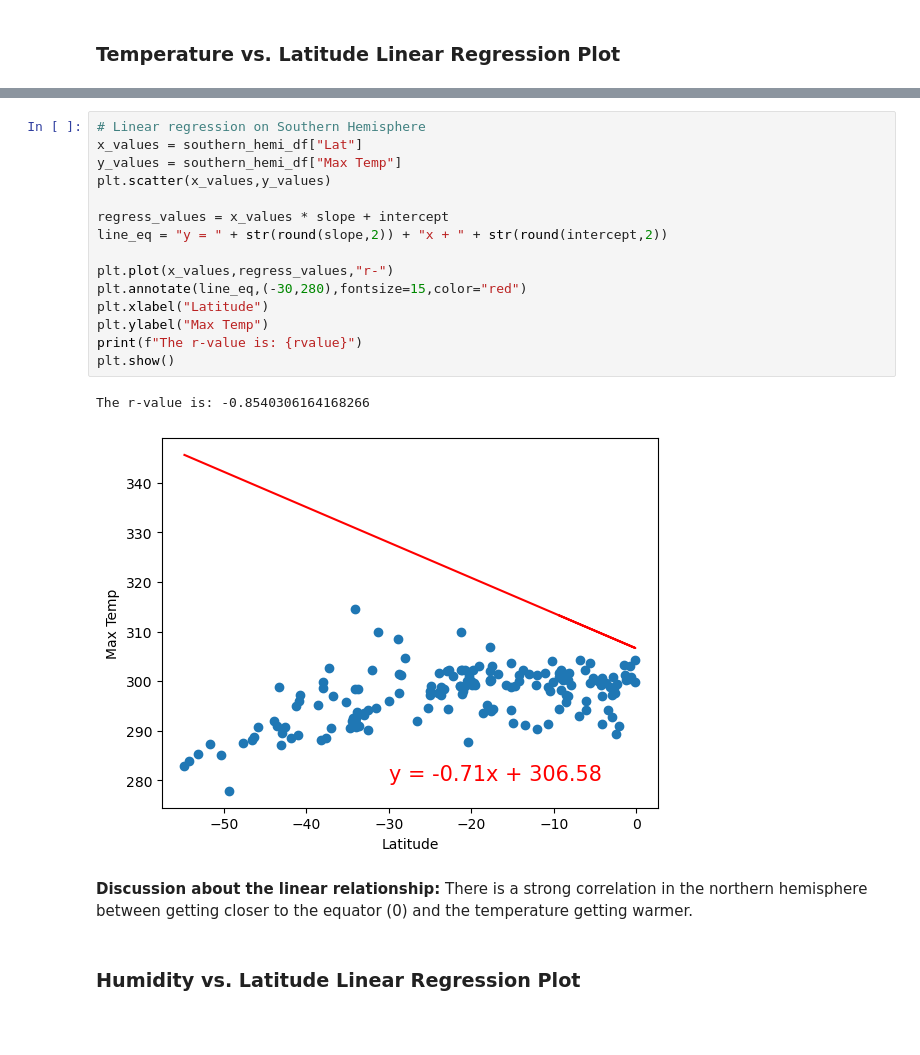
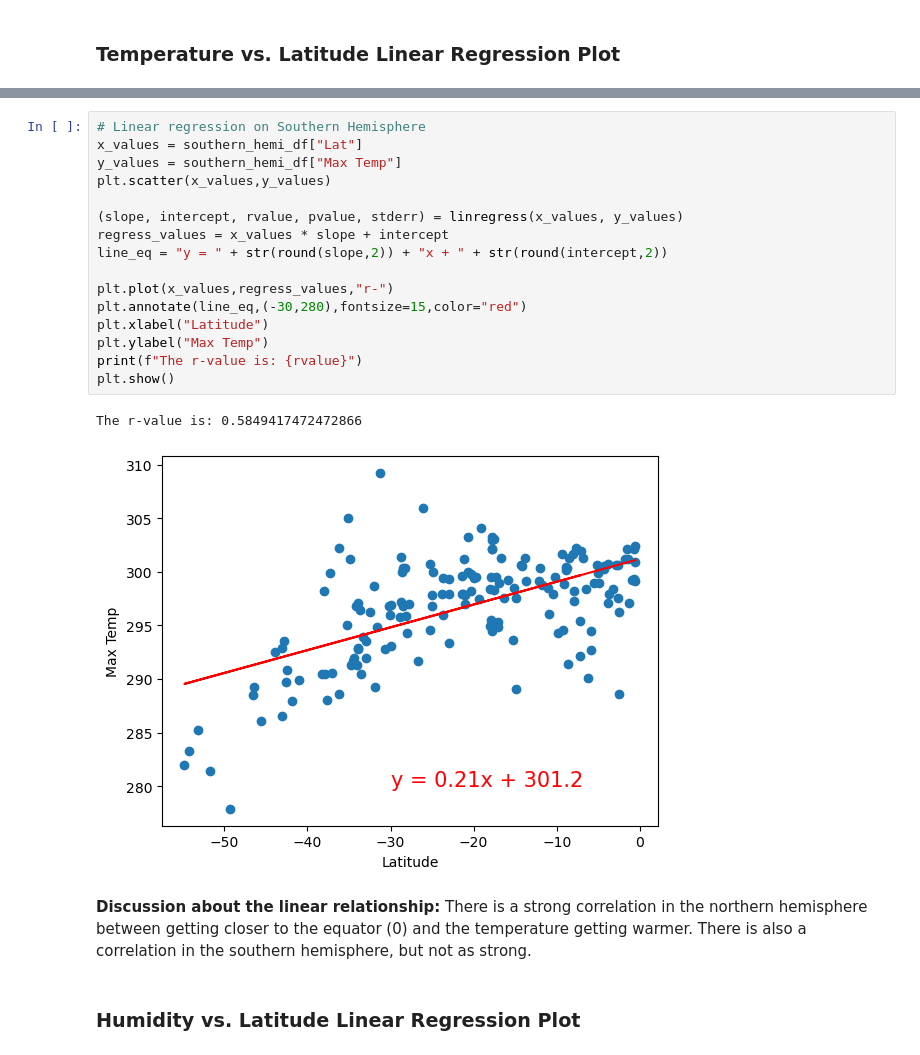
Before and after one commit to DKogge/python-api-challenge, a Jupyter notebook: Starter_Code/Starter_Code/starter_code/WeatherPy.ipynb, the cells around one changed output, grey strips where cells are left out. Drawn from its saved outputs; the diff is of its cells as text; blank space fills up the shorter version.

```diff
--- a/Starter_Code/Starter_Code/starter_code/WeatherPy.ipynb
+++ b/Starter_Code/Starter_Code/starter_code/WeatherPy.ipynb
@@ -325,22 +326,23 @@ The r-value is: -0.8540306164168266
 # %%
 # Linear regression on Southern Hemisphere
 x_values = southern_hemi_df["Lat"]
 y_values = southern_hemi_df["Max Temp"]
 plt.scatter(x_values,y_values)
 
+(slope, intercept, rvalue, pvalue, stderr) = linregress(x_values, y_values)
 regress_values = x_values * slope + intercept
 line_eq = "y = " + str(round(slope,2)) + "x + " + str(round(intercept,2))
 
 plt.plot(x_values,regress_values,"r-")
 plt.annotate(line_eq,(-30,280),fontsize=15,color="red")
 plt.xlabel("Latitude")
 plt.ylabel("Max Temp")
 print(f"The r-value is: {rvalue}")
 plt.show()
 # %% [output]
-The r-value is: -0.8540306164168266
+The r-value is: 0.5849417472472866
-[figure, old version]
+[figure, new version]
 # %% [markdown]
-**Discussion about the linear relationship:** There is a strong correlation in the northern hemisphere between getting closer to the equator (0) and the temperature getting warmer.
+**Discussion about the linear relationship:** There is a strong correlation in the northern hemisphere between getting closer to the equator (0) and the temperature getting warmer.  There is also a correlation in the southern hemisphere, but not as strong.
 # %% [markdown]
 ### Humidity vs. Latitude Linear Regression Plot
```
Also changed, not shown: parts of 30 cells of this notebook, 5 other files.
